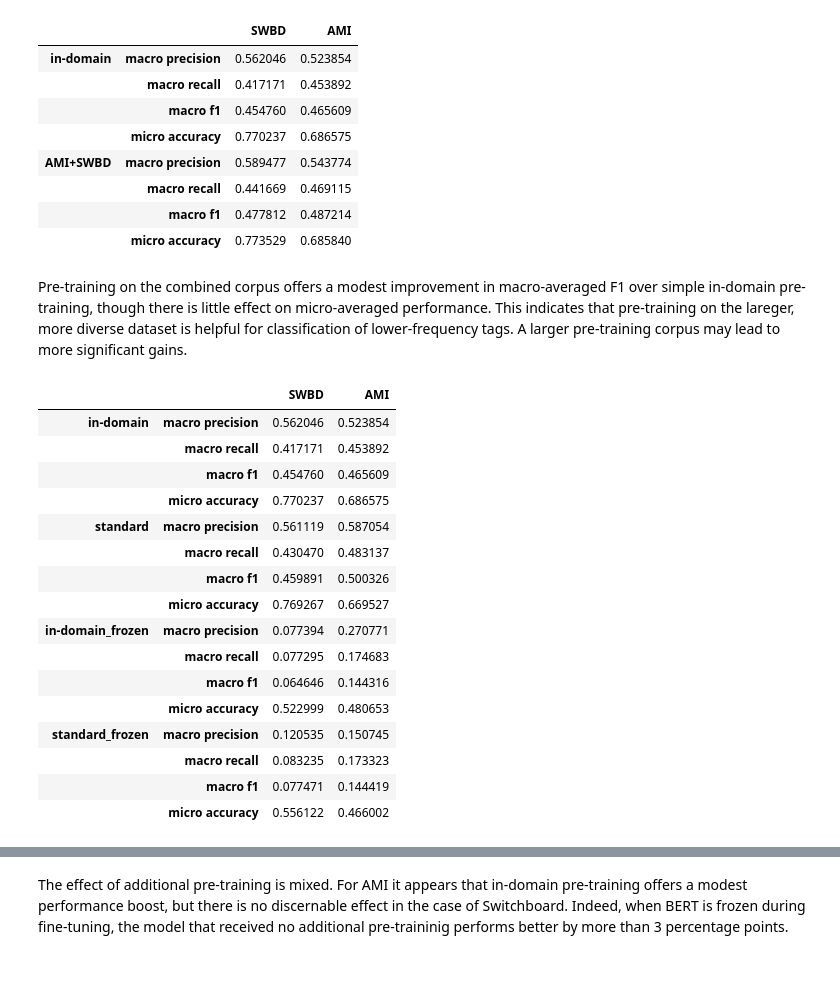
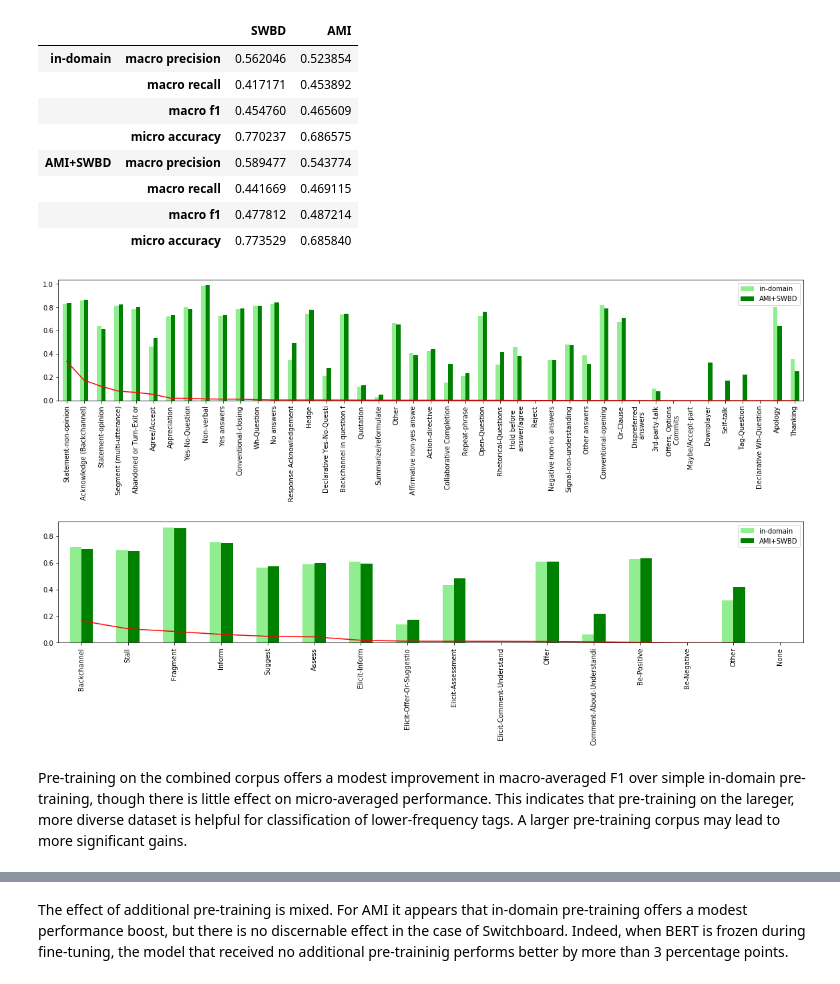
Before and after one commit to GU-CLASP/DistributionalDiscourse, a Jupyter notebook: analysis/ACL/Experiment 3.ipynb, the cells around one changed output, grey strips where cells are left out. Saved outputs shown, nothing was run; the diff lists cells and outputs as text; code cells hidden in the pictures.

```diff
--- a/analysis/ACL/Experiment 3.ipynb
+++ b/analysis/ACL/Experiment 3.ipynb
@@ -7,12 +7,14 @@ import json
 import os
 import pandas as pd
 
-from util import gen_model_preds_df
+from util import gen_model_preds_df, report_metrics
 
 with open('SWDA_dialogue-acts.json') as f:
-    swda_tags = json.load(f)
+    swda_tags = json.load(f, strict=False)
+swda_tags_list = list(swda_tags)
 with open('AMI-DA_dialogue-acts.json') as f:
-    ami_tags = json.load(f)
+    ami_tags = json.load(f, strict=False)
+ami_tags_list = list(ami_tags)
 # %% [markdown]
 ## In-domain / cross-domain pre-training
 First we want to see how in-domain pre-training compares to cross domain pre-training.
@@ -58,44 +41,29 @@ report_metrics([dfs,dfa], conditions)
 |  | macro recall | 0.441669 | 0.469115 |
 |  | macro f1 | 0.477812 | 0.487214 |
 |  | micro accuracy | 0.773529 | 0.685840 |
+# %%
+%matplotlib inline
+
+fig, axes = plt.subplots(nrows=2, ncols=1, figsize=(20,10))
+plt.subplots_adjust(hspace = 1)
+swda_tags_display = {t:swda_tags[t][:25] for t in swda_tags}
+ami_tags_display = {t:ami_tags[t][:25] for t in ami_tags}
+
+res = pd.DataFrame([
+    metrics.f1_score(dfs['da_tag'], dfs[model], swda_tags_list, average=None)
+    for model in conditions],
+    index=conditions, columns=swda_tags_list).rename(swda_tags_display, axis=1)
+(dfs['da_tag'].value_counts() / len(dfs)).plot(kind='line', color='red', ax=axes[0])
+plot = res.T.plot(kind='bar', ax=axes[0], color=['LightGreen', 'Green'])
+
+res = pd.DataFrame([metrics.f1_score(dfa['da_tag'], dfa[model], ami_tags_list, average=None)
+              for model in conditions]
+    , index=conditions, columns=ami_tags_list).rename(ami_tags_display, axis=1)
+(dfa['da_tag'].value_counts() / len(dfs)).plot(kind='line', color='red', ax=axes[1])
+plot = res.T.plot(kind='bar', ax=axes[1], color=['LightGreen', 'Green'])
+# %% [output]
+[figure, added]
 # %% [markdown]
 Pre-training on the combined corpus offers a modest improvement in macro-averaged F1 over simple in-domain pre-training, though there is little effect on micro-averaged performance.
 This indicates that pre-training on the lareger, more diverse dataset is helpful for classification of lower-frequency tags.
 A larger pre-training corpus may lead to more significant gains.
-# %%
-conditions = ['in-domain', 'standard', 'in-domain_frozen', 'standard_frozen']
-
-model_dirs = [
-    '../../models/SWDA-L_bert_SWBD-pre_2019-12-03/',
-    '../../models/SWDA-L_bert_2019-11-20',
-    '../../models/SWDA-L_bert_SWBD-pre_frozen_2019-12-03',
-    '../../models/SWDA-L_bert_frozen_2019-11-20']
-dfs = gen_model_preds_df('SWDA', conditions, model_dirs)
-
-model_dirs = [
-    '../../models/AMI-DA-L_bert_AMI-pre_2019-12-03/',
-    '../../models/AMI-DA-L_bert_2019-11-20',
-    '../../models/AMI-DA-L_bert_AMI-pre_frozen_2019-12-03',
-    '../../models/AMI-DA-L_bert_frozen_2019-11-20']
-dfa = gen_model_preds_df('AMI-DA', conditions, model_dirs)
-dfa = dfa[dfa['da_tag'].notnull()]
-
-report_metrics([dfs,dfa], conditions)
-# %% [output]
-|  |  | SWBD | AMI |
-| in-domain | macro precision | 0.562046 | 0.523854 |
-|  | macro recall | 0.417171 | 0.453892 |
-|  | macro f1 | 0.454760 | 0.465609 |
-|  | micro accuracy | 0.770237 | 0.686575 |
-| standard | macro precision | 0.561119 | 0.587054 |
-|  | macro recall | 0.430470 | 0.483137 |
-|  | macro f1 | 0.459891 | 0.500326 |
-|  | micro accuracy | 0.769267 | 0.669527 |
-| in-domain_frozen | macro precision | 0.077394 | 0.270771 |
-|  | macro recall | 0.077295 | 0.174683 |
-|  | macro f1 | 0.064646 | 0.144316 |
-|  | micro accuracy | 0.522999 | 0.480653 |
-| standard_frozen | macro precision | 0.120535 | 0.150745 |
-|  | macro recall | 0.083235 | 0.173323 |
-|  | macro f1 | 0.077471 | 0.144419 |
-|  | micro accuracy | 0.556122 | 0.466002 |
```
Also changed, not shown: parts of 5 cells of this notebook, 3 other files.
